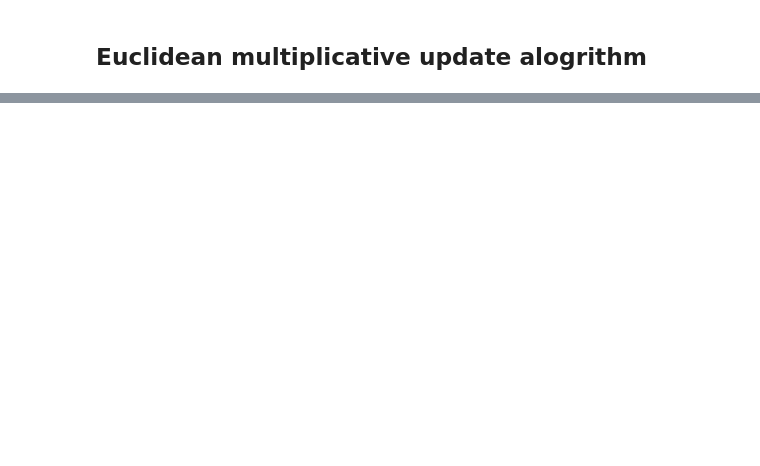
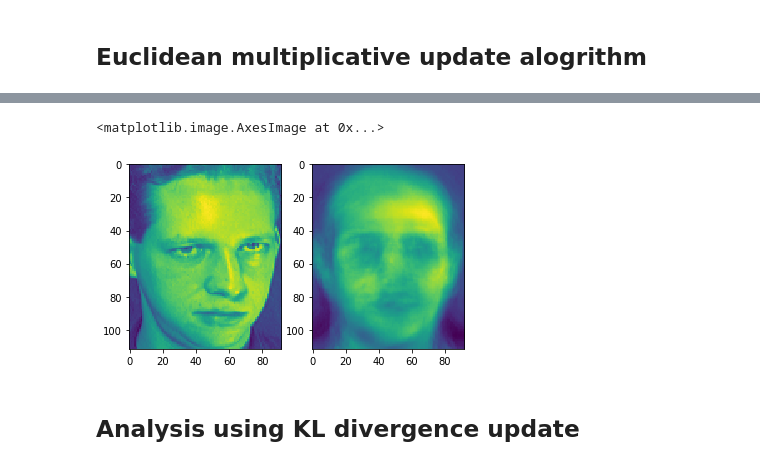
Before and after one commit to j-macdonald/advml2019, a Jupyter notebook: multiplicative_updates_algorithms.ipynb, the cells around one changed output, grey strips where cells are left out. Saved outputs shown, nothing was run; the diff lists cells and outputs as text; code cells hidden in the pictures; blank space fills up the shorter version.

```diff
--- a/multiplicative_updates_algorithms.ipynb
+++ b/multiplicative_updates_algorithms.ipynb
@@ -95,0 +274,4 @@ def euclidean_multiplicative_update (V, r, iteration):
+# %%
+#set dims
+orldims = (112,92)
+yalebdims = (192,168)
@@ -96,5 +286,5 @@ def euclidean_multiplicative_update (V, r, iteration):
 # %%
-W, H, loss  = euclidean_multiplicative_update(X, 10, 100)
+W, H, loss  = euclidean_multiplicative_update(X, 10, 300)
 # %%
 print(len(loss))
 plt.plot(range(0,len(loss)),loss)
@@ -122 +295,12 @@ def KL_divergence_update(V,r,iteration):
+# %%
+#view image then view recreation
+recon = W@H
+f, axarr = plt.subplots(1,2)
+axarr[0].imshow(X[:,1].reshape(orldims))
+axarr[1].imshow(recon[:,1].reshape(orldims))
+# %% [output]
+<matplotlib.image.AxesImage at 0x...>
+[figure, added]
+# %% [markdown]
+## Analysis using KL divergence update
 # %%
```
Also changed, not shown: parts of 19 cells of this notebook.
